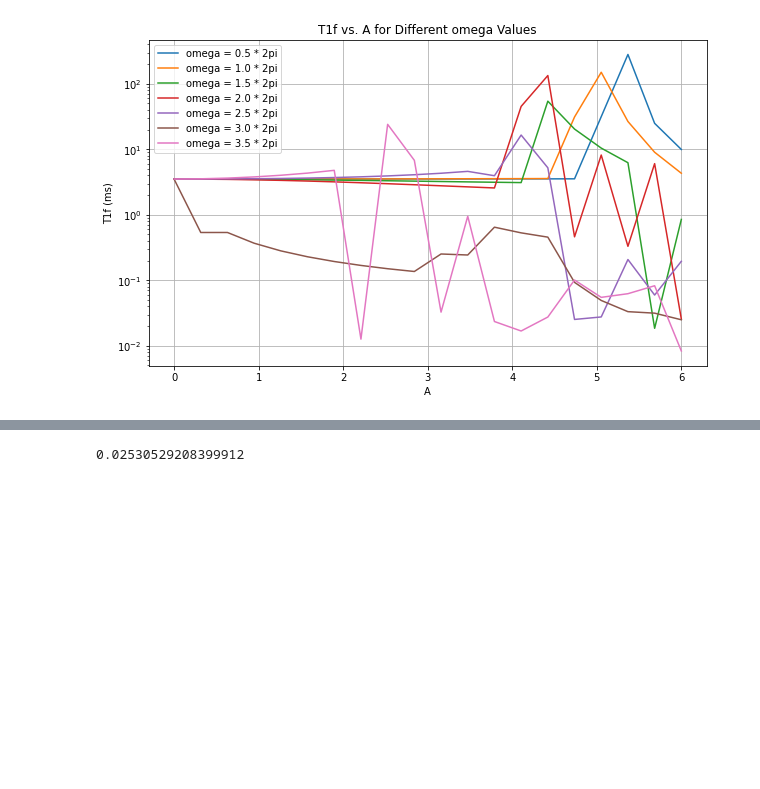
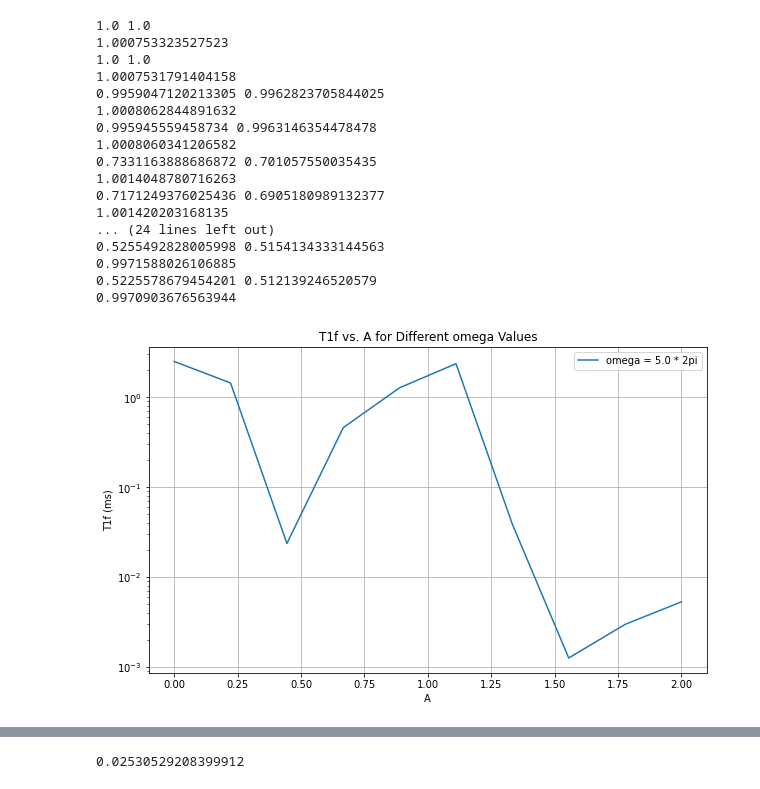
Before and after one commit to yunweilu/SNAIL, a Jupyter notebook: drive does not work-Copy1.ipynb, the cells around one changed output, grey strips where cells are left out. Drawn from its saved outputs; the diff is of its cells as text; code cells hidden in the pictures; blank space fills up the shorter version.

```diff
--- a/drive does not work-Copy1.ipynb
+++ b/drive does not work-Copy1.ipynb
@@ -268,7 +268,7 @@ def floquet_spec(omega,A,phi_ex,Ej,Ec,beta):
     if (max_overlaps<(np.sqrt(2)/2*np.ones(3))).all():
         omega_ss = 1000
         anh = 1000
-    return np.abs(omega_ss),anh
+    return energy01,energy02-energy01
 def minimize_anhfl( omega,A,phi_ex,Ej,Ec,beta):
     # Wrapper function that takes only phi_ex as an argument
     def anh_wrapper(phi_ex):
@@ -360,12 +360,13 @@ def floquet_comp(omega,A,phi_ex,omega_c,Ec,Ej,beta):
     N = 3
     H0,Hc = coupled_spectrum(phi_ex,omega_c,g_intfa,Ec,Ej,beta)
     energies,U=np.linalg.eig(H0)
+    energies = np.sort(energies)
     energies = energies - energies[0]*np.ones(len(energies))
-    energies = energies
     # U_dag = np.conjugate(U.transpose())
     # U_dag@Hc@U
-    energies = np.sort(energies)
-    omega_cp = energies[1]
+    index = np.argmin(np.abs(energies-omega_c*np.ones(len(energies))))
+    omega_cp = energies[index]
+
     H0 = Qobj(H0)
     Hc = Qobj(Hc)
     args = {'w': omega}
@@ -379,7 +380,7 @@ def floquet_comp(omega,A,phi_ex,omega_c,Ec,Ej,beta):
     cdim = 5
     floquet_states = f_modes
     # Create your basis states
-    basis_states = [qt.basis(sdim*cdim, i) for i in range(2)]
+    basis_states = [qt.basis(sdim*cdim, 0),qt.basis(sdim*cdim, index)]
     # Initialize a list to hold the indices of the Floquet states with the maximum overlap for each basis state
     max_overlap_indices = [-1] * 3
     max_overlaps = [0] * 3
@@ -398,8 +399,10 @@ def floquet_comp(omega,A,phi_ex,omega_c,Ec,Ej,beta):
                 max_overlap_indices[b_index] = f_index
     print(max_overlaps[1],max_overlaps[0])
     energy01 = f_energies[max_overlap_indices[1]]-f_energies[max_overlap_indices[0]]
+    print(energy01/2/np.pi)
     k = find_optimal_k(omega_cp, energy01, omega)
     energy01 =energy01+k*omega
+
     omega_cpp = energy01
     b,k,mind_diff = find_best_b_and_k(energy01, f_energies , omega)
     return omega_cpp
@@ -435,41 +438,58 @@ import matplotlib.pyplot as plt
 # Assuming T1f and energy_der functions are defined somewhere in your code
 # def T1f(x):
 #     # implementation
 #     pass
 # def energy_der(omega, A, phi_ex, omega_c, Ec, Ej, beta):
 #     # implementation
 #     pass
 
-beta = 0.12
-omega_c1 = 3
+beta = 0.3
+omega_c1 = 6
 # omega_c2 = 1.8
 N = 3
-Ej = 15 * 2 * np.pi
-Ec = 0.7 * 2 * np.pi
-omegas = np.array([0.5, 1, 1.5, 2, 2.5, 3, 3.5]) * 2 * np.pi
-phi_ex = 0.38059900660029355
-A_values = np.linspace(0, 6 * 2 * np.pi, 20)
+Ej = 90 * 2 * np.pi
+Ec = 0.177 * 2 * np.pi
+omegas = np.array([5]) * 2 * np.pi
+phi_ex = 0.49
+A_values = np.linspace(0, 2 * 2 * np.pi, 10)
 
 plt.figure(figsize=(10, 6))
 
 # Loop over different omegas
 for omega in omegas:
     T1f_values_omega_c1 = []
     for A in A_values:
         # Calculating T1f values for different A values and omega_c values
         T1f_values_omega_c1.append(T1f(np.abs(energy_der(omega, A, phi_ex, omega_c1, Ec, Ej, beta)))/1e6)
     # Plotting for each omega
     plt.plot(A_values/2/np.pi, T1f_values_omega_c1, label=f'omega = {omega/(2*np.pi):.1f} * 2pi')
 
 plt.xlabel('A')
 plt.ylabel('T1f (ms)')
 plt.title('T1f vs. A for Different omega Values')
 plt.yscale('log')
 plt.legend()
 plt.grid(True)
 plt.show()
 # %% [output]
+1.0 1.0
+1.000753323527523
+1.0 1.0
+1.0007531791404158
+0.9959047120213305 0.9962823705844025
+1.0008062844891632
+0.995945559458734 0.9963146354478478
+1.0008060341206582
+0.7331163888686872 0.701057550035435
+1.0014048780716263
+0.7171249376025436 0.6905180989132377
+1.001420203168135
+... (24 lines left out)
+0.5255492828005998 0.5154134333144563
+0.9971588026106885
+0.5225578679454201 0.512139246520579
+0.9970903676563944
-[figure, old version]
+[figure, new version]
 # %%
 import numpy as np
 import matplotlib.pyplot as plt
```
Also changed, not shown: parts of 3 cells of this notebook, 6 other files.
